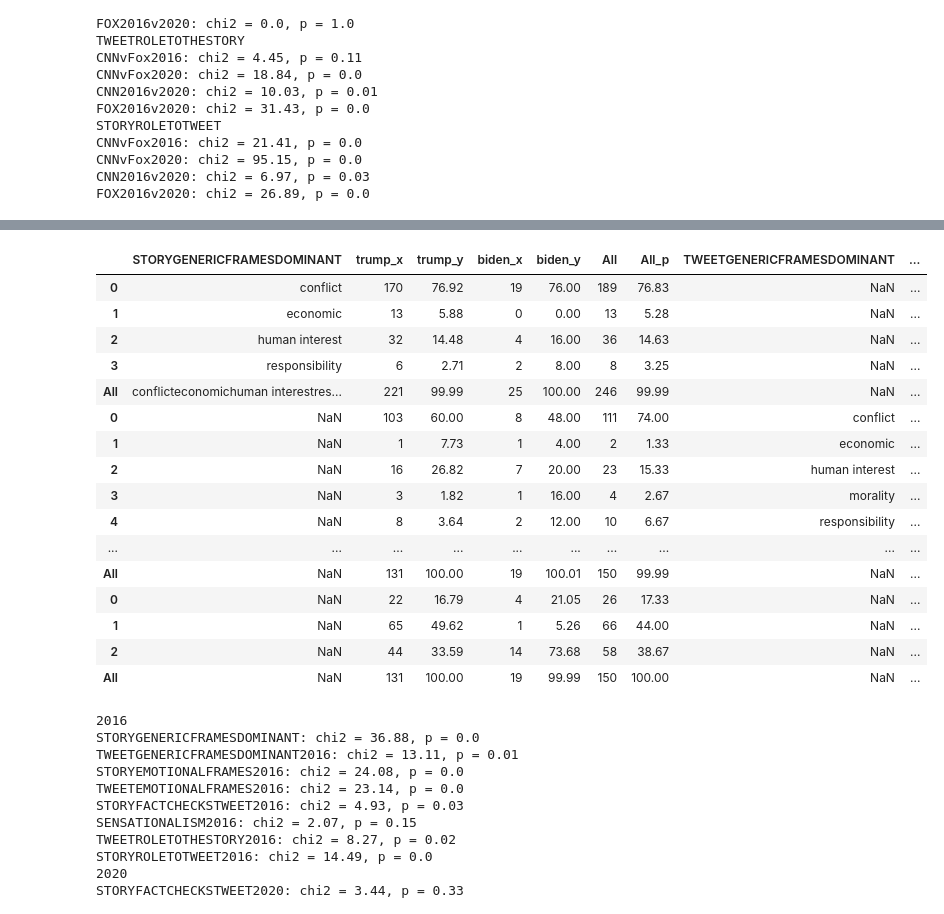
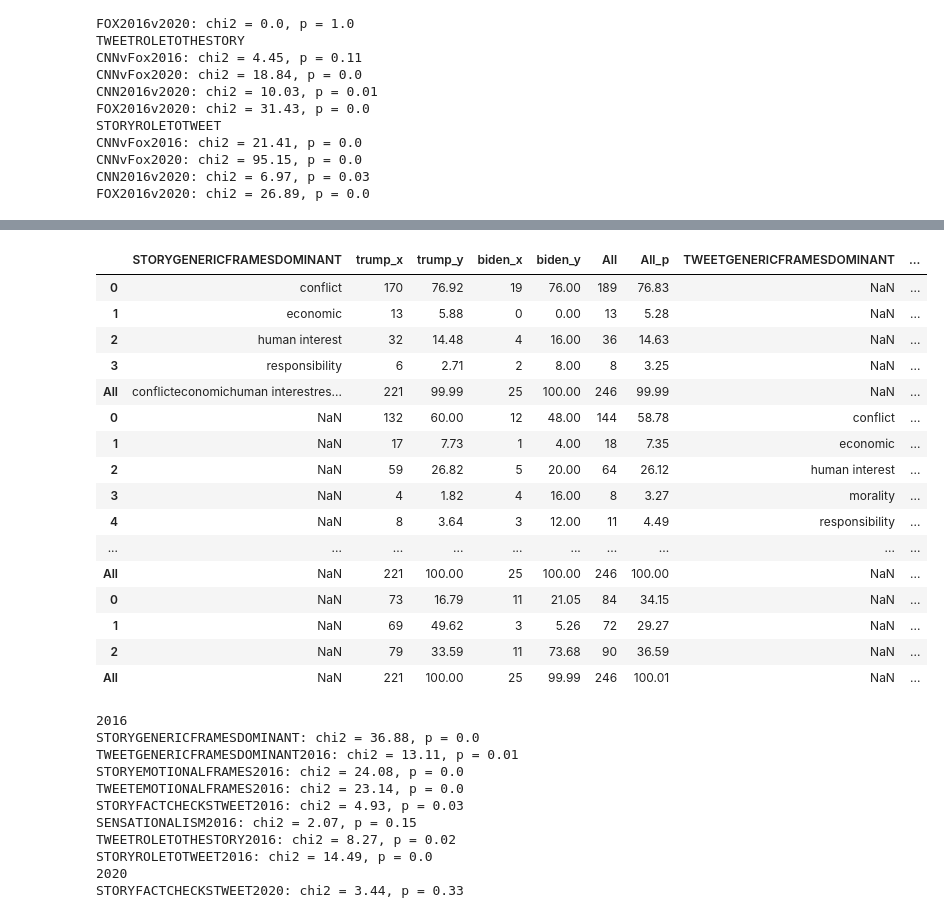
Before and after one commit to stephenwonchulsong/share, a Jupyter notebook: 2020_2016/JournalSubmission/RQs/RQs copy.ipynb, the cells around one changed output, grey strips where cells are left out. Saved outputs shown, nothing was run; the diff lists cells and outputs as text; code cells hidden in the pictures.

```diff
--- a/2020_2016/JournalSubmission/RQs/RQs copy.ipynb
+++ b/2020_2016/JournalSubmission/RQs/RQs copy.ipynb
@@ -582,7 +582,7 @@ rq3_b2.columns.name = None
 rq3_b2p=pd.crosstab(dftweetPres2020['TWEETGENERICFRAMESDOMINANT'], dftweetPres2020['TWEETBY'], normalize='columns').round(4)*100
 rq3_b2p.reset_index(inplace=True)
 rq3_b2p.columns.name = None
-rq3_b2a=pd.merge(rq3_b, rq3_b2p, on="TWEETGENERICFRAMESDOMINANT")
+rq3_b2a=pd.merge(rq3_b2, rq3_b2p, on="TWEETGENERICFRAMESDOMINANT")
 rq3_b2a=rq3_b2a[['TWEETGENERICFRAMESDOMINANT', 'trump_x','trump_y', 'biden_x', 'biden_y','All']]
 rq3_b2a["All_p"]=rq3_b2a["All"]/rq3_b2a.All.sum()*100
 rq3_b2a["All_p"]=rq3_b2a["All_p"].round(2)
@@ -640,7 +640,7 @@ rq3_5_2.columns.name = None
 rq3_5_2p=pd.crosstab(dftweetPres2020['SENSATIONALISM'], dftweetPres2020['TWEETBY'], normalize='columns').round(4)*100
 rq3_5_2p.reset_index(inplace=True)
 rq3_5_2p.columns.name = None
-rq3_5_2a=pd.merge(rq3_5, rq3_5p, on="SENSATIONALISM")
+rq3_5_2a=pd.merge(rq3_5_2, rq3_5p, on="SENSATIONALISM")
 rq3_5_2a=rq3_5_2a[['SENSATIONALISM', 'trump_x','trump_y', 'biden_x', 'biden_y','All']]
 rq3_5_2a["All_p"]=rq3_5_2a["All"]/rq3_5_2a.All.sum()*100
 rq3_5_2a["All_p"]=rq3_5_2a["All_p"].round(2)
@@ -655,50 +655,50 @@ rq3_6_2.columns.name = None
 rq3_6_2p=pd.crosstab(dftweetPres2020['TWEETROLETOTHESTORY'], dftweetPres2020['TWEETBY'], normalize='columns').round(4)*100
 rq3_6_2p.reset_index(inplace=True)
 rq3_6_2p.columns.name = None
-rq3_6_2a=pd.merge(rq3_6, rq3_6p, on="TWEETROLETOTHESTORY")
+rq3_6_2a=pd.merge(rq3_6_2, rq3_6_2p, on="TWEETROLETOTHESTORY")
 rq3_6_2a=rq3_6_2a[['TWEETROLETOTHESTORY', 'trump_x','trump_y', 'biden_x', 'biden_y','All']]
 rq3_6_2a["All_p"]=rq3_6_2a["All"]/rq3_6_2a.All.sum()*100
 rq3_6_2a["All_p"]=rq3_6_2a["All_p"].round(2)
 rq3_6_2a.loc["All"] = rq3_6_2a.sum()
 # rq3_6_2a.to_csv('rq3_6_2a.csv')
 rq3_6_2a
 
 #report stories story's role to tweets for Trump vs  vs  Biden, 2020
 rq3_7_2=pd.crosstab(dftweetPres2020['STORYROLETOTWEET'], dftweetPres2020['TWEETBY'], margins=True)
 rq3_7_2.reset_index(inplace=True)
 rq3_7_2.columns.name = None
 rq3_7_2p=pd.crosstab(dftweetPres2020['STORYROLETOTWEET'], dftweetPres2020['TWEETBY'], normalize='columns').round(4)*100
 rq3_7_2p.reset_index(inplace=True)
 rq3_7_2p.columns.name = None
-rq3_7_2a=pd.merge(rq3_7, rq3_7p, on="STORYROLETOTWEET")
+rq3_7_2a=pd.merge(rq3_7_2, rq3_7p, on="STORYROLETOTWEET")
 rq3_7_2a=rq3_7_2a[['STORYROLETOTWEET', 'trump_x','trump_y', 'biden_x', 'biden_y','All']]
 rq3_7_2a["All_p"]=rq3_7_2a["All"]/rq3_7_2a.All.sum()*100
 rq3_7_2a["All_p"]=rq3_7_2a["All_p"].round(2)
 rq3_7_2a.loc["All"] = rq3_7_2a.sum()
 # rq3_7_2a.to_csv('rq3_7_2a.csv')
 rq3_7_2a
 
 rq3_4to7biden=pd.concat([rq3_a2a, rq3_b2a, rq3_c2a, rq3_d2a, rq3_4_2a, rq3_5_2a, rq3_6_2a, rq3_7_2a], axis=0)
 rq3_4to7biden.to_csv('rq3_4to7biden.csv')
 rq3_4to7biden
 # %% [output]
 |  | STORYGENERICFRAMESDOMINANT | trump_x | trump_y | biden_x | biden_y | All | All_p | TWEETGENERICFRAMESDOMINANT | ... |
 | 0 | conflict | 170 | 76.92 | 19 | 76.00 | 189 | 76.83 | NaN | ... |
 | 1 | economic | 13 | 5.88 | 0 | 0.00 | 13 | 5.28 | NaN | ... |
 | 2 | human interest | 32 | 14.48 | 4 | 16.00 | 36 | 14.63 | NaN | ... |
 | 3 | responsibility | 6 | 2.71 | 2 | 8.00 | 8 | 3.25 | NaN | ... |
 | All | conflicteconomichuman interestres... | 221 | 99.99 | 25 | 100.00 | 246 | 99.99 | NaN | ... |
-| 0 | NaN | 103 | 60.00 | 8 | 48.00 | 111 | 74.00 | conflict | ... |
-| 1 | NaN | 1 | 7.73 | 1 | 4.00 | 2 | 1.33 | economic | ... |
-| 2 | NaN | 16 | 26.82 | 7 | 20.00 | 23 | 15.33 | human interest | ... |
-| 3 | NaN | 3 | 1.82 | 1 | 16.00 | 4 | 2.67 | morality | ... |
-| 4 | NaN | 8 | 3.64 | 2 | 12.00 | 10 | 6.67 | responsibility | ... |
+| 0 | NaN | 132 | 60.00 | 12 | 48.00 | 144 | 58.78 | conflict | ... |
+| 1 | NaN | 17 | 7.73 | 1 | 4.00 | 18 | 7.35 | economic | ... |
+| 2 | NaN | 59 | 26.82 | 5 | 20.00 | 64 | 26.12 | human interest | ... |
+| 3 | NaN | 4 | 1.82 | 4 | 16.00 | 8 | 3.27 | morality | ... |
+| 4 | NaN | 8 | 3.64 | 3 | 12.00 | 11 | 4.49 | responsibility | ... |
 | ... | ... | ... | ... | ... | ... | ... | ... | ... | ... |
-| All | NaN | 131 | 100.00 | 19 | 100.01 | 150 | 99.99 | NaN | ... |
-| 0 | NaN | 22 | 16.79 | 4 | 21.05 | 26 | 17.33 | NaN | ... |
-| 1 | NaN | 65 | 49.62 | 1 | 5.26 | 66 | 44.00 | NaN | ... |
-| 2 | NaN | 44 | 33.59 | 14 | 73.68 | 58 | 38.67 | NaN | ... |
-| All | NaN | 131 | 100.00 | 19 | 99.99 | 150 | 100.00 | NaN | ... |
+| All | NaN | 221 | 100.00 | 25 | 100.00 | 246 | 100.00 | NaN | ... |
+| 0 | NaN | 73 | 16.79 | 11 | 21.05 | 84 | 34.15 | NaN | ... |
+| 1 | NaN | 69 | 49.62 | 3 | 5.26 | 72 | 29.27 | NaN | ... |
+| 2 | NaN | 79 | 33.59 | 11 | 73.68 | 90 | 36.59 | NaN | ... |
+| All | NaN | 221 | 100.00 | 25 | 99.99 | 246 | 100.01 | NaN | ... |
 # %%
 #STORYGENERICFRAMESDOMINANT
 print('2016')
```
Also changed, not shown: 1 other file.
